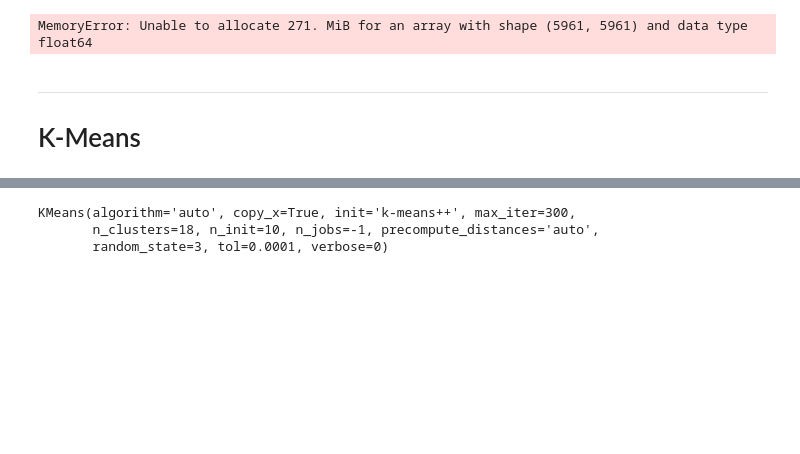
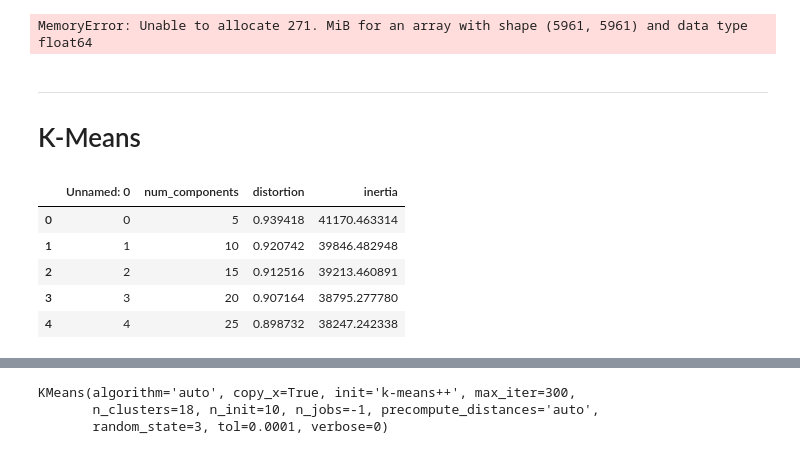
Before and after one commit to Morgan-Sell/darknet-economics, a Jupyter notebook: kmeans_wallstreet.ipynb, the cells around one changed output, grey strips where cells are left out. Cells and saved outputs as stored; diff of their text form; code cells hidden in the pictures; blank space fills up the shorter version.

```diff
--- a/kmeans_wallstreet.ipynb
+++ b/kmeans_wallstreet.ipynb
@@ -130,6 +132,16 @@ kmeans_desc['distortion'] = distortions
 kmeans_desc['inertia'] = inertias
 
 kmeans_desc.to_csv('data/kmeans_desc.csv')
+# %%
+kmeans_df = pd.read_csv('data/kmeans_desc.csv')
+kmeans_df.head()
+# %% [output]
+|  | Unnamed: 0 | num_components | distortion | inertia |
+| 0 | 0 | 5 | 0.939418 | 41170.463314 |
+| 1 | 1 | 10 | 0.920742 | 39846.482948 |
+| 2 | 2 | 15 | 0.912516 | 39213.460891 |
+| 3 | 3 | 20 | 0.907164 | 38795.277780 |
+| 4 | 4 | 25 | 0.898732 | 38247.242338 |
 # %%
 fig, ax = plt.subplots(nrows=2, ncols=1, figsize=(6,8))#, subplot_titles=('Distortion', 'Inertia'))
 
```
Also changed, not shown: parts of 7 cells of this notebook, 8 other files.
